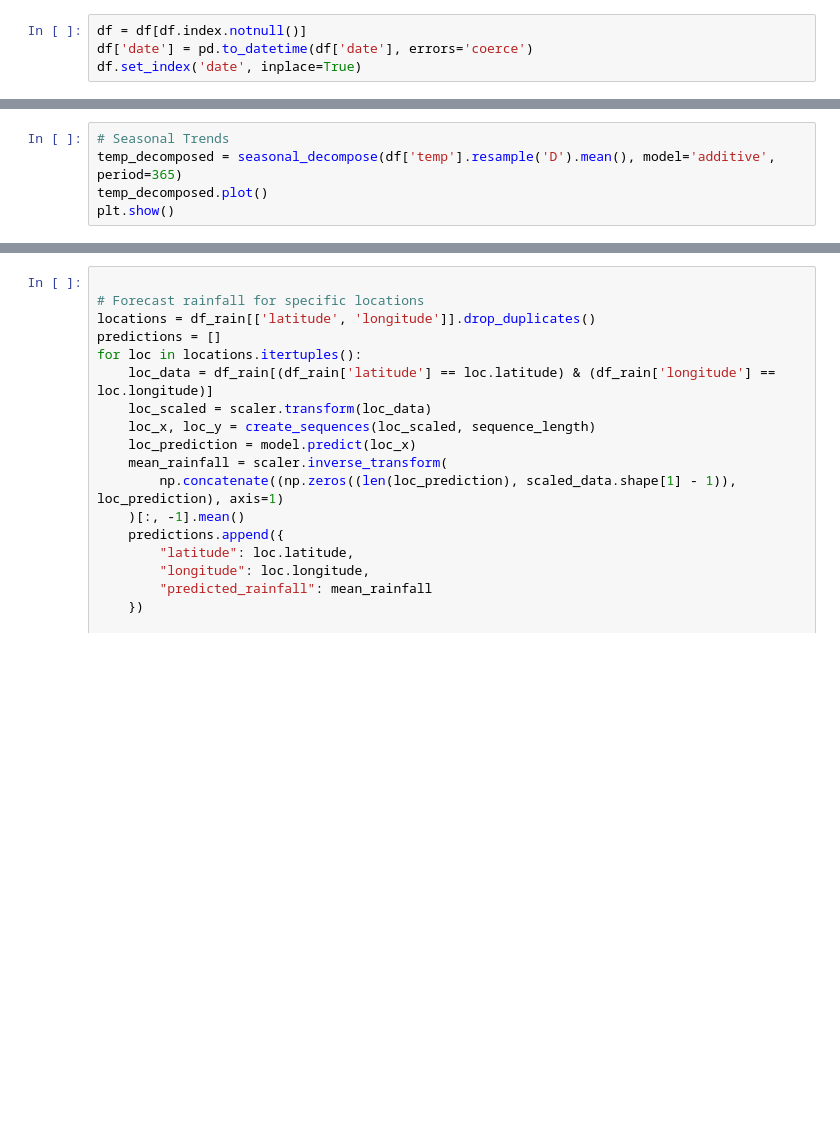
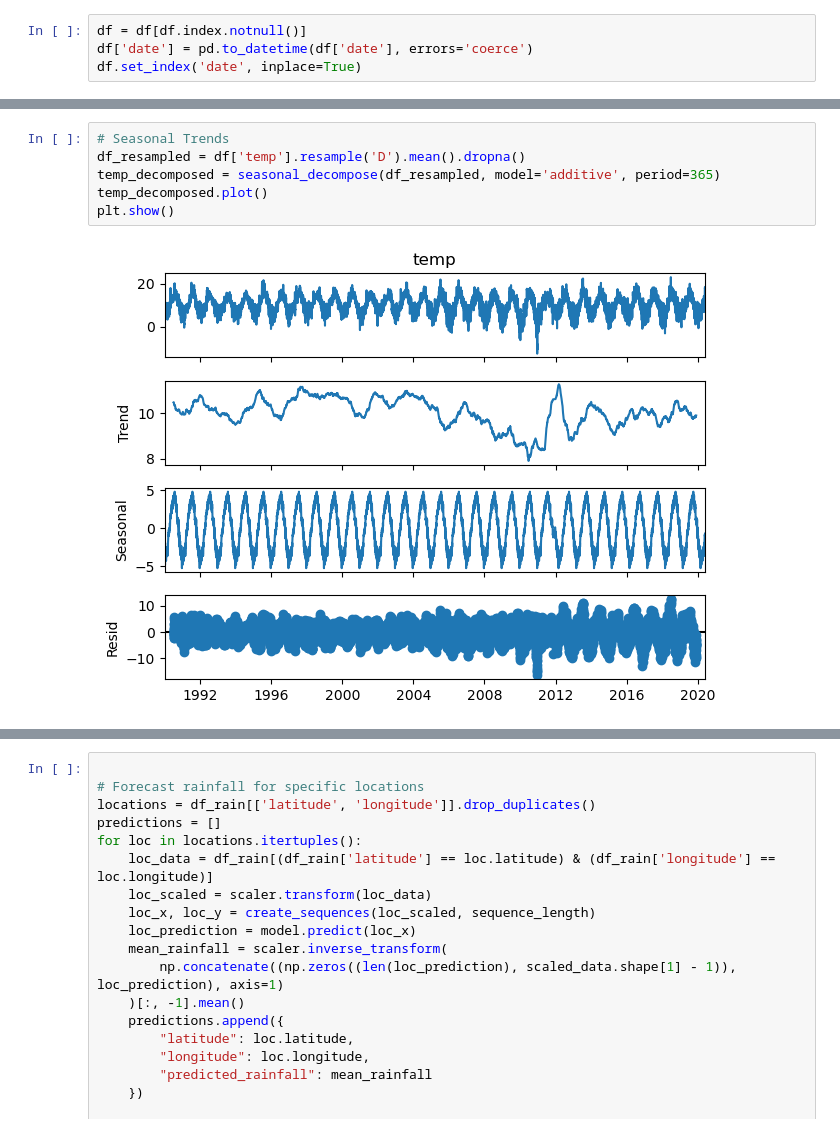
Before and after one commit to Sushil307/msc-feb2024-capstone, a Jupyter notebook: Feb-CA1.ipynb, the cells around one changed output, grey strips where cells are left out. Cells and saved outputs as stored; diff of their text form; blank space fills up the shorter version.

```diff
--- a/Feb-CA1.ipynb
+++ b/Feb-CA1.ipynb
@@ -353,8 +399,11 @@ plt.show()
 # %%
 # Seasonal Trends
-temp_decomposed = seasonal_decompose(df['temp'].resample('D').mean(), model='additive', period=365)
+df_resampled = df['temp'].resample('D').mean().dropna()
+temp_decomposed = seasonal_decompose(df_resampled, model='additive', period=365)
 temp_decomposed.plot()
 plt.show()
+# %% [output]
+[figure, added]
 # %%
 # Scatter Plot: Relation Between Rainfall and Humidity
 df = df[~df.index.duplicated()]
```
Also changed, not shown: parts of 23 cells of this notebook.
